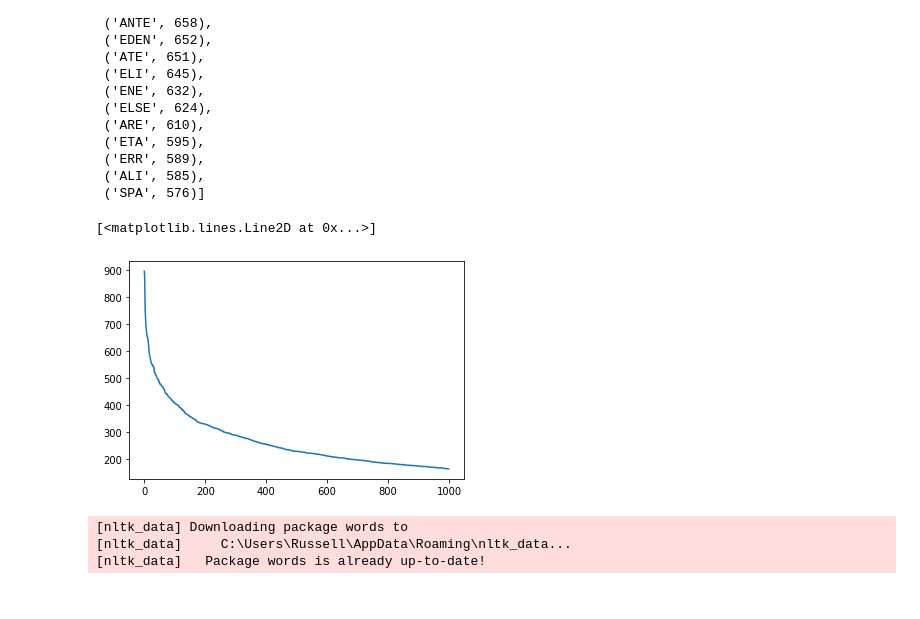
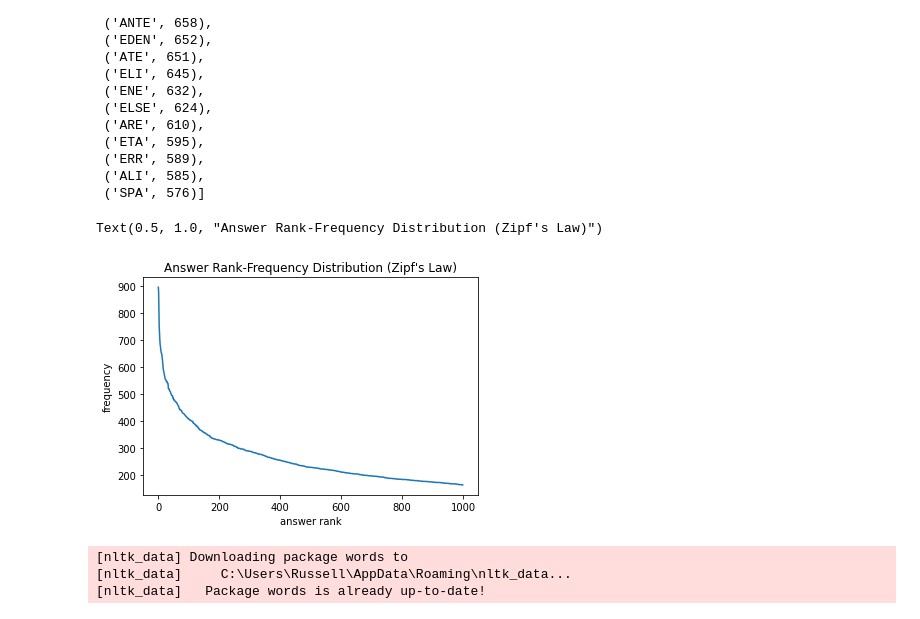
Before and after one commit to rschwa6308/Crossword-Puzzle-Solver, a Jupyter notebook: stats.ipynb, the cells around one changed output. Cells and saved outputs as stored; diff of their text form; code cells hidden in the pictures.

```diff
--- a/stats.ipynb
+++ b/stats.ipynb
@@ -132,14 +132,21 @@ pprint(answer_freqs_sorted[:20])
 # %%
 N = 1000    # len(answer_freqs)
 ranks = range(N)
 freqs = sorted(answer_freqs.values(), reverse=True)[:N]
 
 fig, ax = plt.subplots()
 ax.plot(ranks, freqs)
+
+ax.set_xlabel("answer rank")
+ax.set_ylabel("frequency")
+
+ax.set_title("Answer Rank-Frequency Distribution (Zipf's Law)")
+
+# ax.set_xscale("log")
 # ax.set_yscale("log")
 # %% [output]
-[<matplotlib.lines.Line2D at 0x...>]
+Text(0.5, 1.0, "Answer Rank-Frequency Distribution (Zipf's Law)")
-[figure, old version]
+[figure, new version]
 # %%
 import nltk
 nltk.download('words')
```
Also changed, not shown: parts of 3 cells of this notebook, 8 other files.
